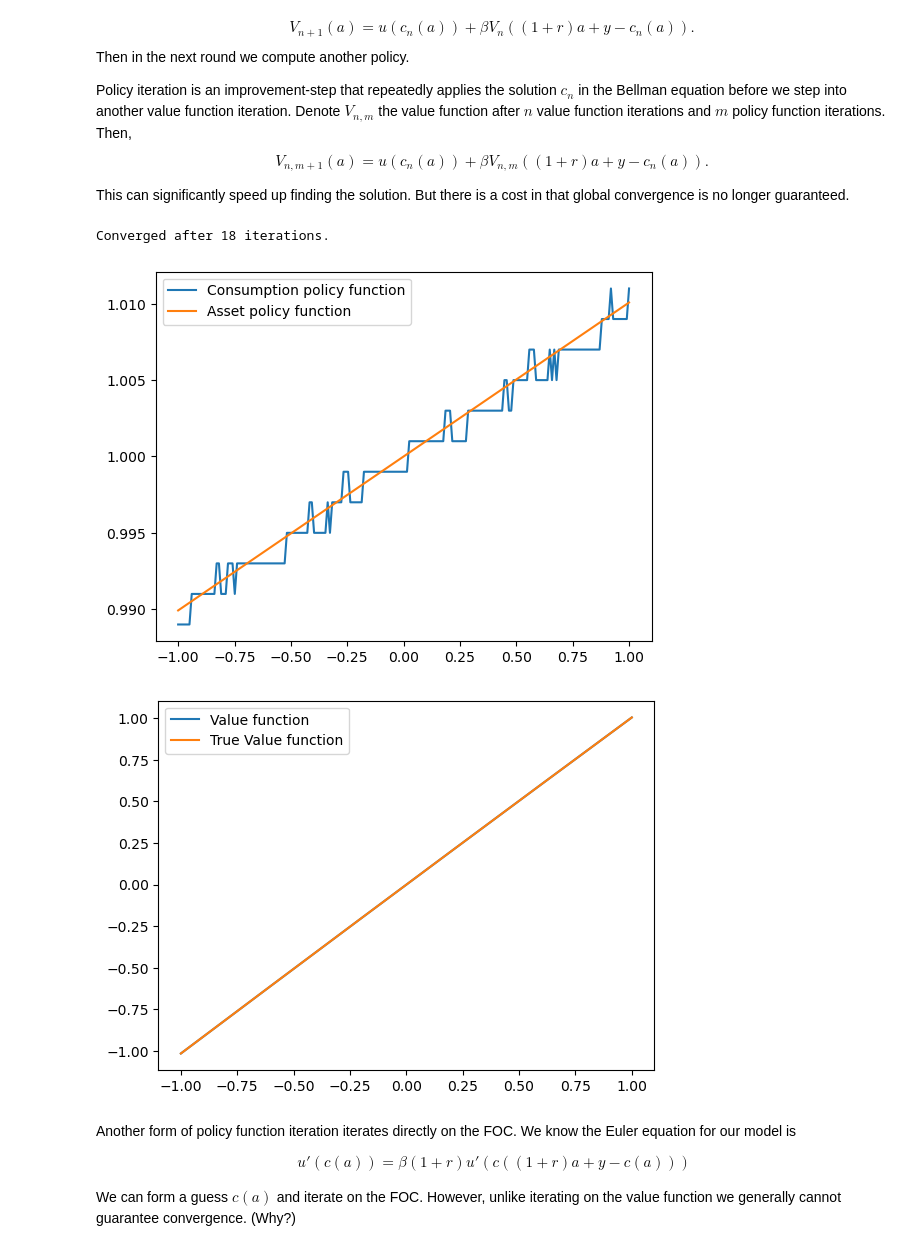
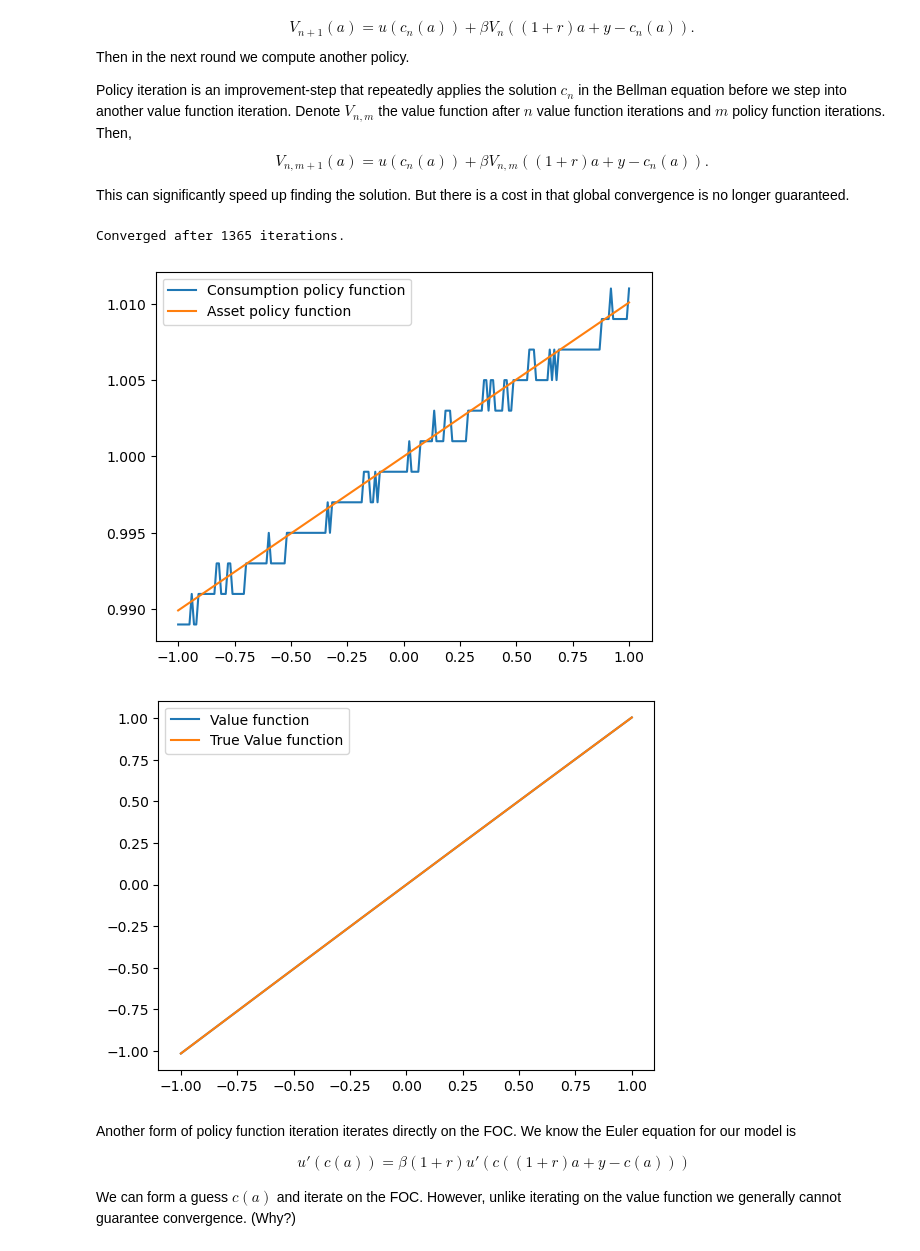
Before and after one commit to johanneswieland/281-Computational, a Jupyter notebook: Topic2/policyiteration.ipynb, the cells around one changed output. Drawn from its saved outputs; the diff is of its cells as text; code cells hidden in the pictures.

```diff
--- a/Topic2/policyiteration.ipynb
+++ b/Topic2/policyiteration.ipynb
@@ -53,40 +53,37 @@ v_new = v0
 # Howard iteration in value function consumption problem
 while iteration < max_iter:
     v_old = v_new
     c_candidates = y + np.linspace(-0.5, 0.5, 500)
     a_prime_candidates = (1+r)*a[np.newaxis, :] + y - c_candidates[:, np.newaxis]
     f_interp = interp1d(a, v_old, kind='linear', bounds_error=False, fill_value=(-10000, 0))
     v_prime_candidates = f_interp(a_prime_candidates)
     utility_values = utility(c_candidates[:, np.newaxis]) + beta * v_prime_candidates
     c_index = np.argmax(utility_values, axis=0)
     c = c_candidates[c_index]
     v_new = np.max(utility_values, axis=0)
 
-    # howard iteration
-    for _ in range(policy_iter):
-        a_prime = (1+r)*a + y - c
-        f_interp = interp1d(a, v_new, kind='linear', bounds_error=False, fill_value=(-10000, 0))
-        v_new = utility(c) + beta * f_interp(a_prime)
+    # add howard iteration here
+
 
     if np.max(np.abs(v_new - v_old)) < tolerance:
         print(f'Converged after {iteration} iterations.')
         break
     iteration += 1
 
 # plot consumption against true consumption function
 plt.plot(a, c, label='Consumption policy function')
 plt.plot(a, y + r * a, label='Asset policy function')
 plt.legend()
 plt.show()
 
 # plot against true value function
 plt.plot(a, v_new, label='Value function')
 plt.plot(a, utility(y + r * a) / (1-beta), label='True Value function')
 plt.legend()
 plt.show()
 # %% [output]
-Converged after 18 iterations.
+Converged after 1365 iterations.
-[figure, old version]
+[figure, new version]
 [figure]
 # %% [markdown]
 Another form of policy function iteration iterates directly on the FOC. We know the Euler equation for our model is
```
Also changed, not shown: parts of 9 cells of this notebook.
